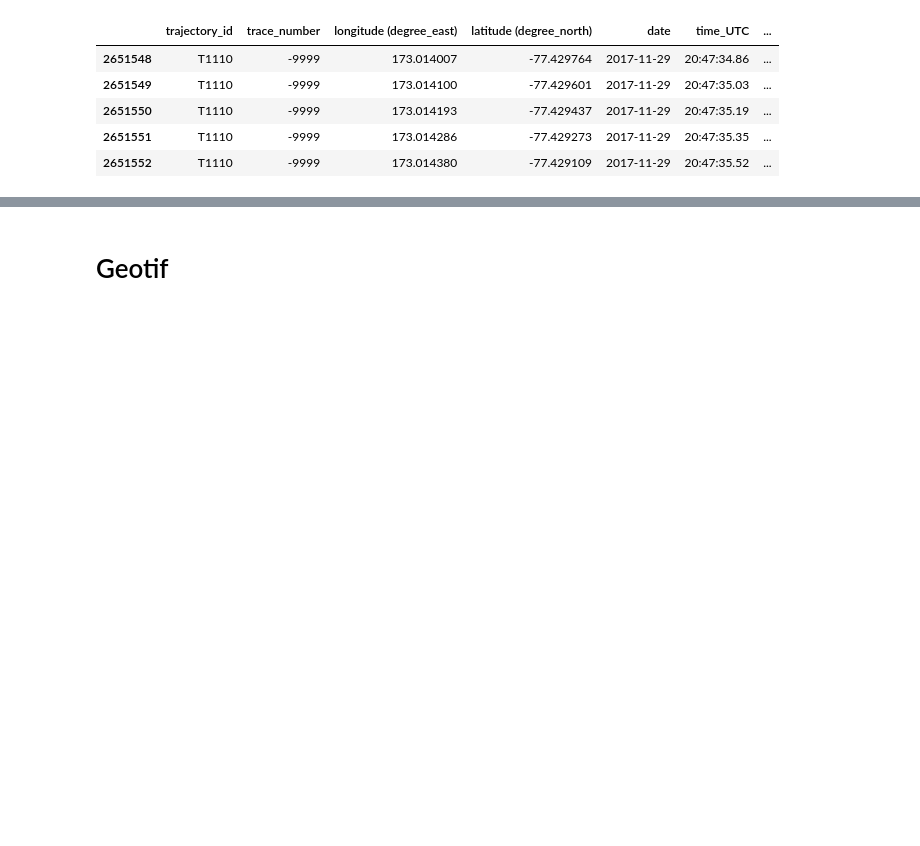
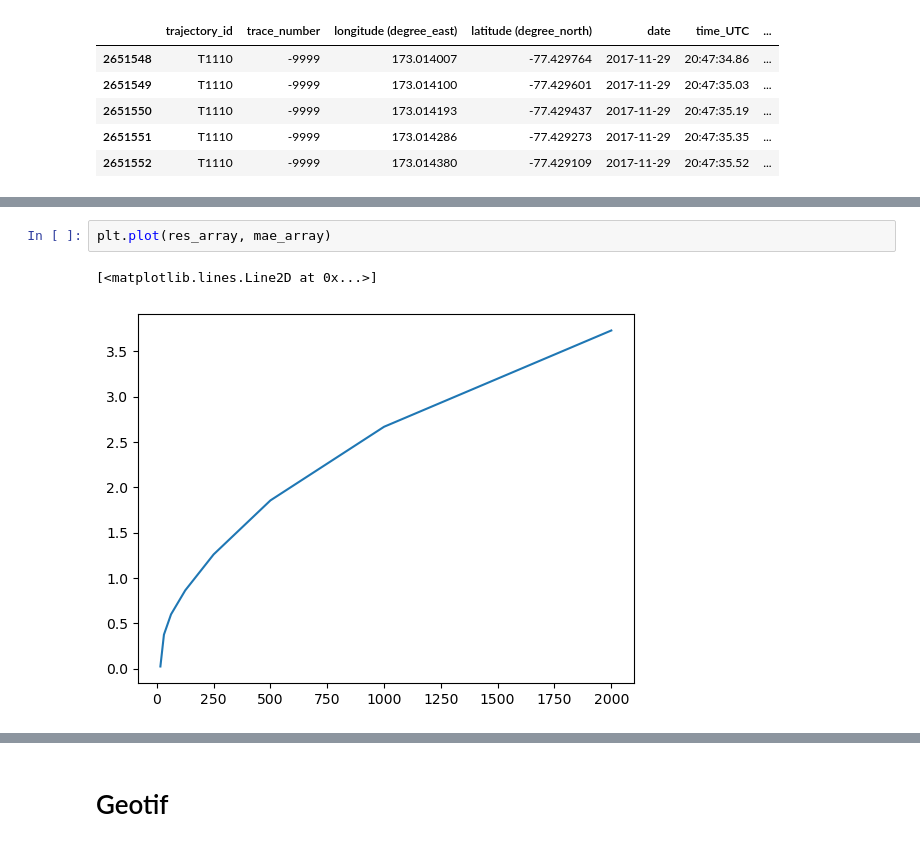
Before and after one commit to kimbente/bedmap, a Jupyter notebook: explore.ipynb, the cells around one changed output, grey strips where cells are left out. Saved outputs shown, nothing was run; the diff lists cells and outputs as text; blank space fills up the shorter version.

```diff
--- a/explore.ipynb
+++ b/explore.ipynb
@@ -68,0 +368,5 @@ pd_data.tail()
+# %%
+plt.plot(res_array, mae_array)
+# %% [output]
+[<matplotlib.lines.Line2D at 0x...>]
+[figure, added]
```
Also changed, not shown: parts of 39 cells of this notebook, 2 other files.
